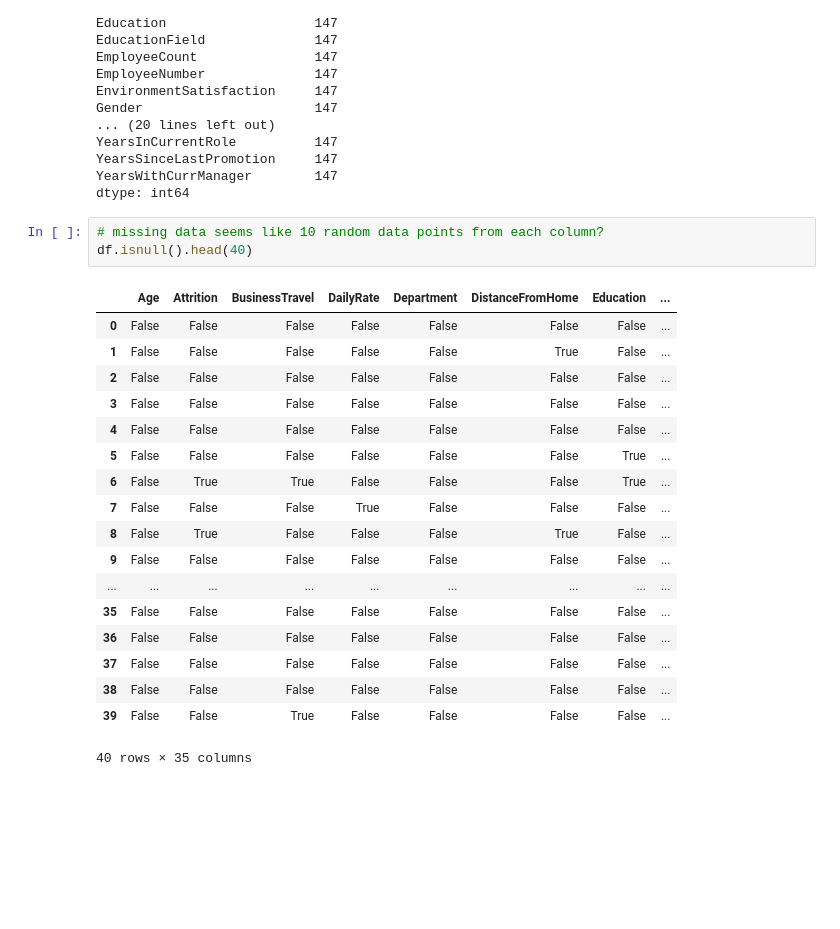
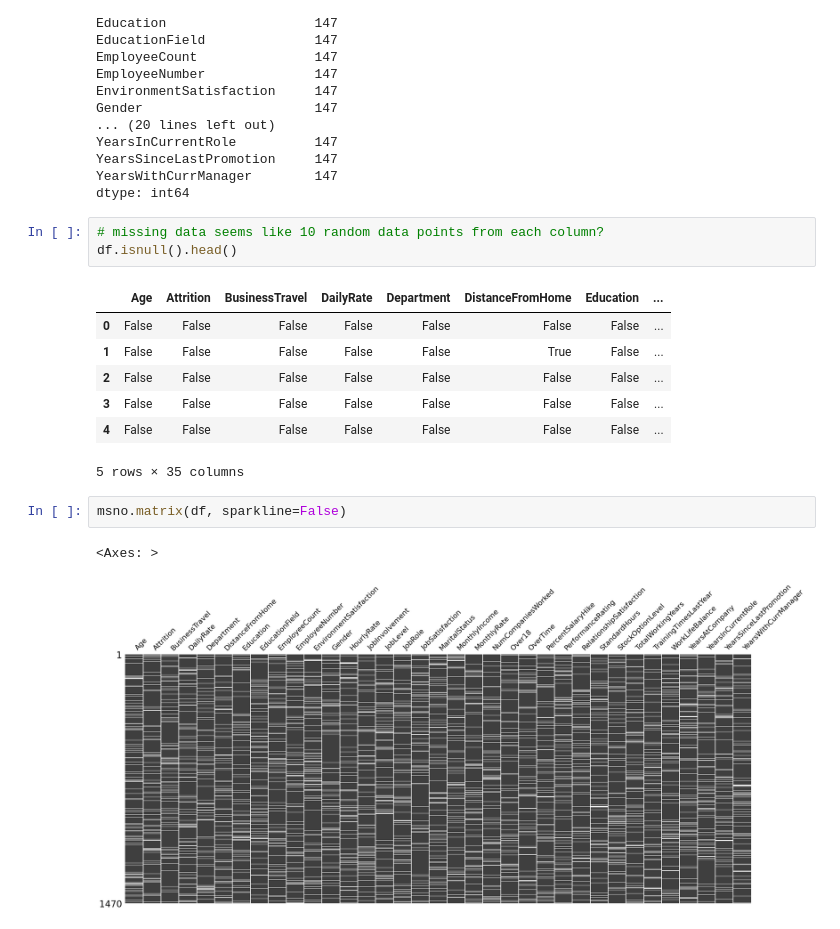
Before and after one commit to Lughaidh-w/Integrated_CA, a Jupyter notebook: Integrated CA2.ipynb, the cells around one changed output. Saved outputs shown, nothing was run; the diff lists cells and outputs as text; blank space fills up the shorter version.

```diff
--- a/Integrated CA2.ipynb
+++ b/Integrated CA2.ipynb
@@ -92,23 +105,17 @@ YearsWithCurrManager        147
 dtype: int64
 # %%
 # missing data seems like 10 random data points from each column?
-df.isnull().head(40)
+df.isnull().head()
 # %% [output]
 |  | Age | Attrition | BusinessTravel | DailyRate | Department | DistanceFromHome | Education | ... |
 | 0 | False | False | False | False | False | False | False | ... |
 | 1 | False | False | False | False | False | True | False | ... |
 | 2 | False | False | False | False | False | False | False | ... |
 | 3 | False | False | False | False | False | False | False | ... |
 | 4 | False | False | False | False | False | False | False | ... |
-| 5 | False | False | False | False | False | False | True | ... |
-| 6 | False | True | True | False | False | False | True | ... |
-| 7 | False | False | False | True | False | False | False | ... |
-| 8 | False | True | False | False | False | True | False | ... |
-| 9 | False | False | False | False | False | False | False | ... |
-| ... | ... | ... | ... | ... | ... | ... | ... | ... |
-| 35 | False | False | False | False | False | False | False | ... |
-| 36 | False | False | False | False | False | False | False | ... |
-| 37 | False | False | False | False | False | False | False | ... |
-| 38 | False | False | False | False | False | False | False | ... |
-| 39 | False | False | True | False | False | False | False | ... |
-40 rows × 35 columns
+5 rows × 35 columns
+# %%
+msno.matrix(df, sparkline=False)
+# %% [output]
+<Axes: >
+[figure, added]
```
Also changed, not shown: parts of 8 cells of this notebook, 2 other files.
